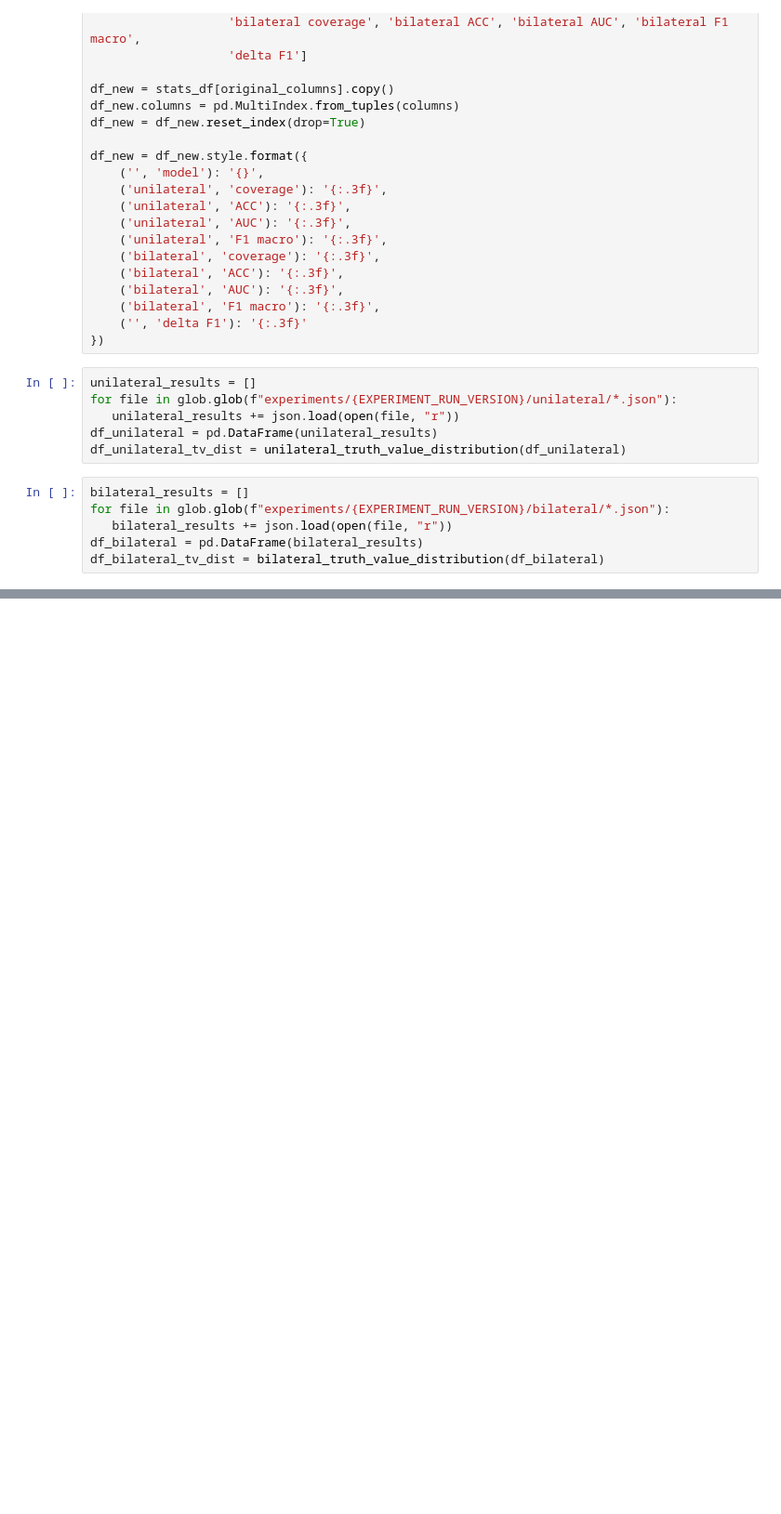
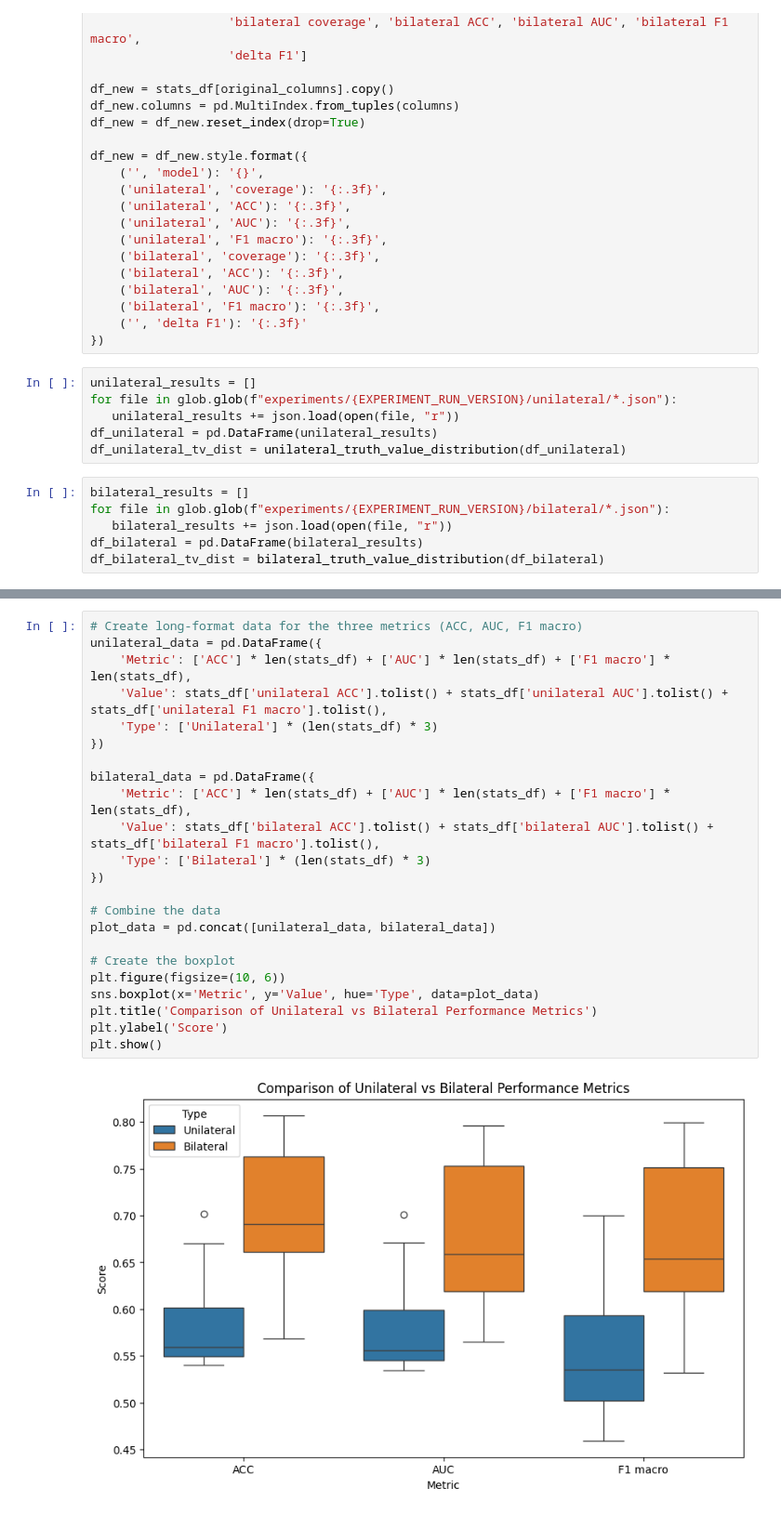
Before and after one commit to bradleypallen/bilateral-factuality-evaluation, a Jupyter notebook: results_balanced.ipynb, the cells around one changed output, grey strips where cells are left out. Shown at 93% size. Saved outputs shown, nothing was run; the diff lists cells and outputs as text; blank space fills up the shorter version.

Commit message:
Completed n=100, samples=10 run, added metrics boxplot to results_balanced.ipynb

```diff
--- a/results_balanced.ipynb
+++ b/results_balanced.ipynb
@@ -244,0 +262,25 @@ for model in cms:
+# %%
+# Create long-format data for the three metrics (ACC, AUC, F1 macro)
+unilateral_data = pd.DataFrame({
+    'Metric': ['ACC'] * len(stats_df) + ['AUC'] * len(stats_df) + ['F1 macro'] * len(stats_df),
+    'Value': stats_df['unilateral ACC'].tolist() + stats_df['unilateral AUC'].tolist() + stats_df['unilateral F1 macro'].tolist(),
+    'Type': ['Unilateral'] * (len(stats_df) * 3)
+})
+
+bilateral_data = pd.DataFrame({
+    'Metric': ['ACC'] * len(stats_df) + ['AUC'] * len(stats_df) + ['F1 macro'] * len(stats_df),
+    'Value': stats_df['bilateral ACC'].tolist() + stats_df['bilateral AUC'].tolist() + stats_df['bilateral F1 macro'].tolist(),
+    'Type': ['Bilateral'] * (len(stats_df) * 3)
+})
+
+# Combine the data
+plot_data = pd.concat([unilateral_data, bilateral_data])
+
+# Create the boxplot
+plt.figure(figsize=(10, 6))
+sns.boxplot(x='Metric', y='Value', hue='Type', data=plot_data)
+plt.title('Comparison of Unilateral vs Bilateral Performance Metrics')
+plt.ylabel('Score')
+plt.show()
+# %% [output]
+[figure, added]
```
Also changed, not shown: parts of 7 cells of this notebook, 25 other files.
